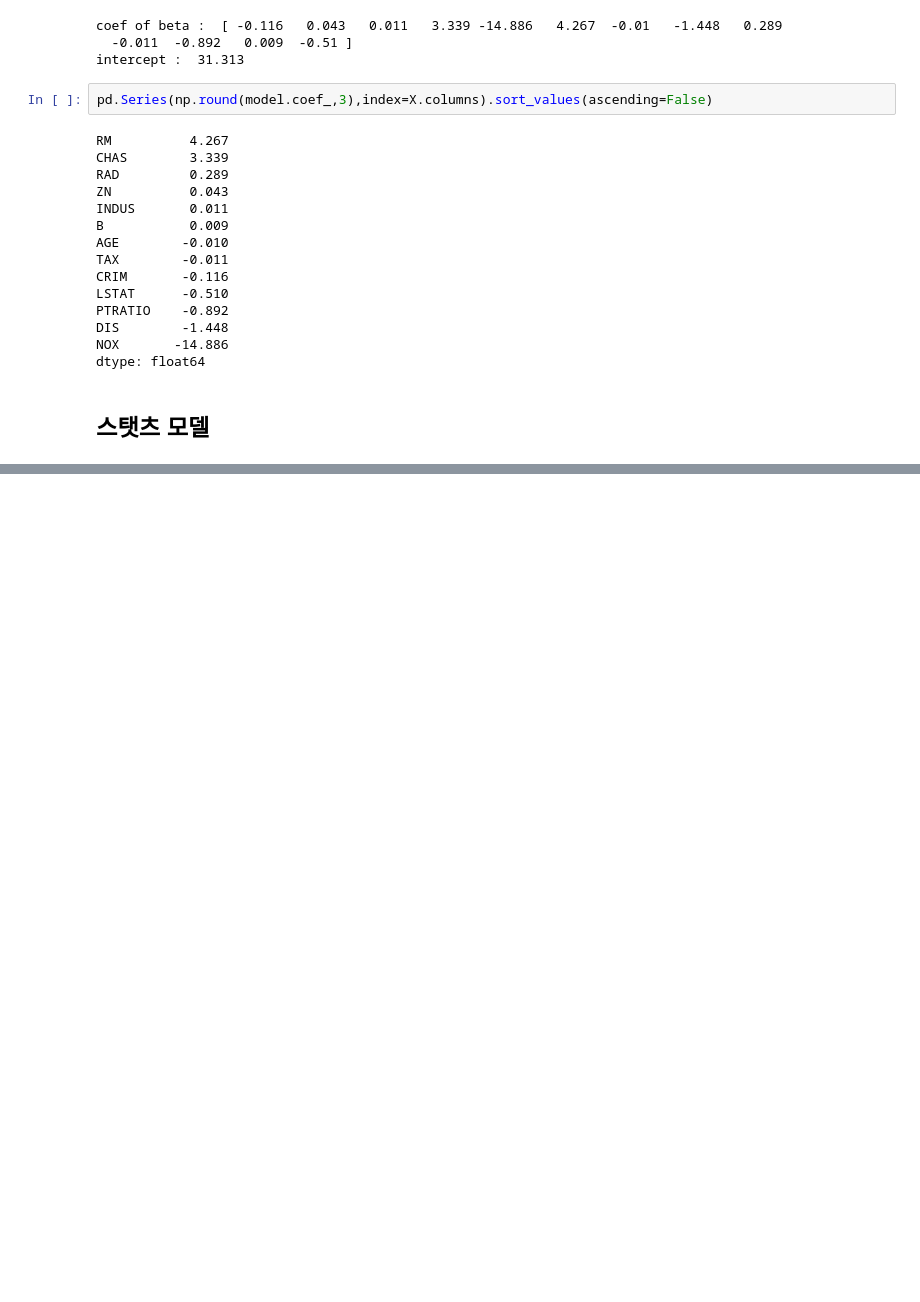
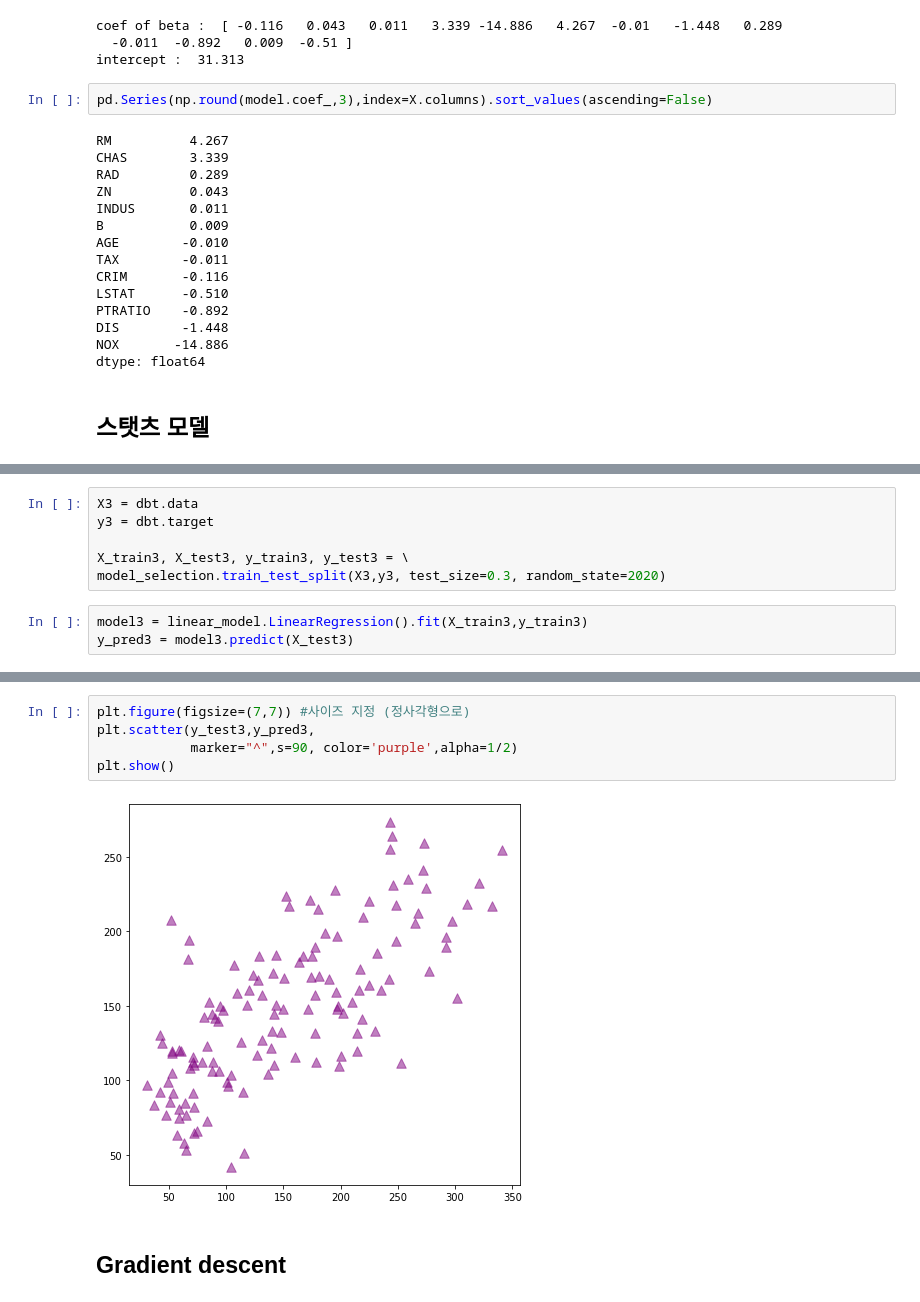
Before and after one commit to leechungpa/machine-learning, a Jupyter notebook: sklearn/mulitple_linear_regression.ipynb, the cells around one changed output, grey strips where cells are left out. Saved outputs shown, nothing was run; the diff lists cells and outputs as text; blank space fills up the shorter version.

```diff
--- a/sklearn/mulitple_linear_regression.ipynb
+++ b/sklearn/mulitple_linear_regression.ipynb
@@ -173,0 +197,9 @@ strong multicollinearity or other numerical problems.
+# %%
+X3 = dbt.data
+y3 = dbt.target
+
+X_train3, X_test3, y_train3, y_test3 = \
+model_selection.train_test_split(X3,y3, test_size=0.3, random_state=2020)
+# %%
+model3 = linear_model.LinearRegression().fit(X_train3,y_train3)
+y_pred3 = model3.predict(X_test3)
@@ -173,0 +232,9 @@ strong multicollinearity or other numerical problems.
+# %%
+plt.figure(figsize=(7,7)) #사이즈 지정 (정사각형으로)
+plt.scatter(y_test3,y_pred3,
+            marker="^",s=90, color='purple',alpha=1/2)
+plt.show()
+# %% [output]
+[figure, added]
+# %% [markdown]
+## Gradient descent
```
Also changed, not shown: parts of 11 cells of this notebook, 17 other files.
